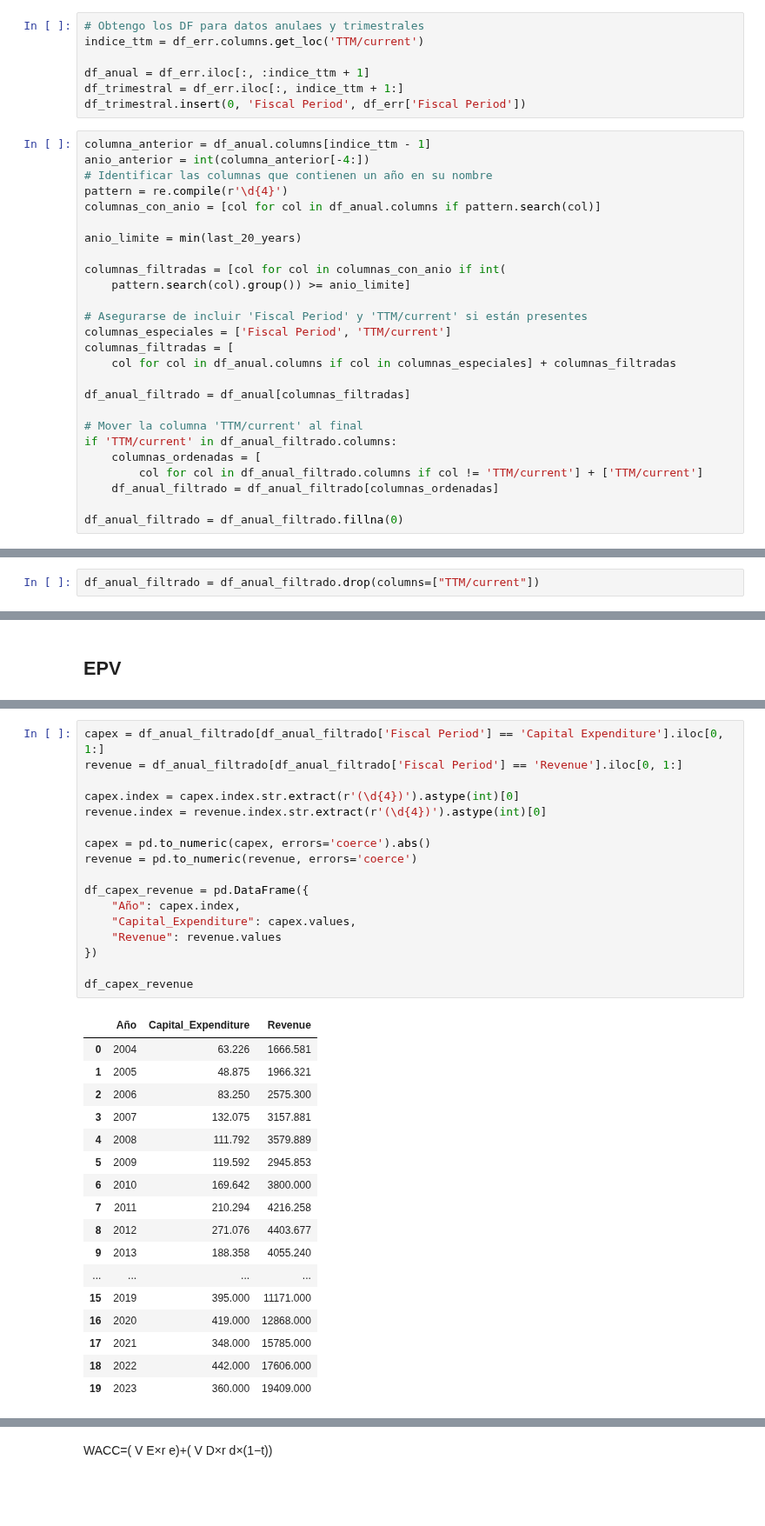
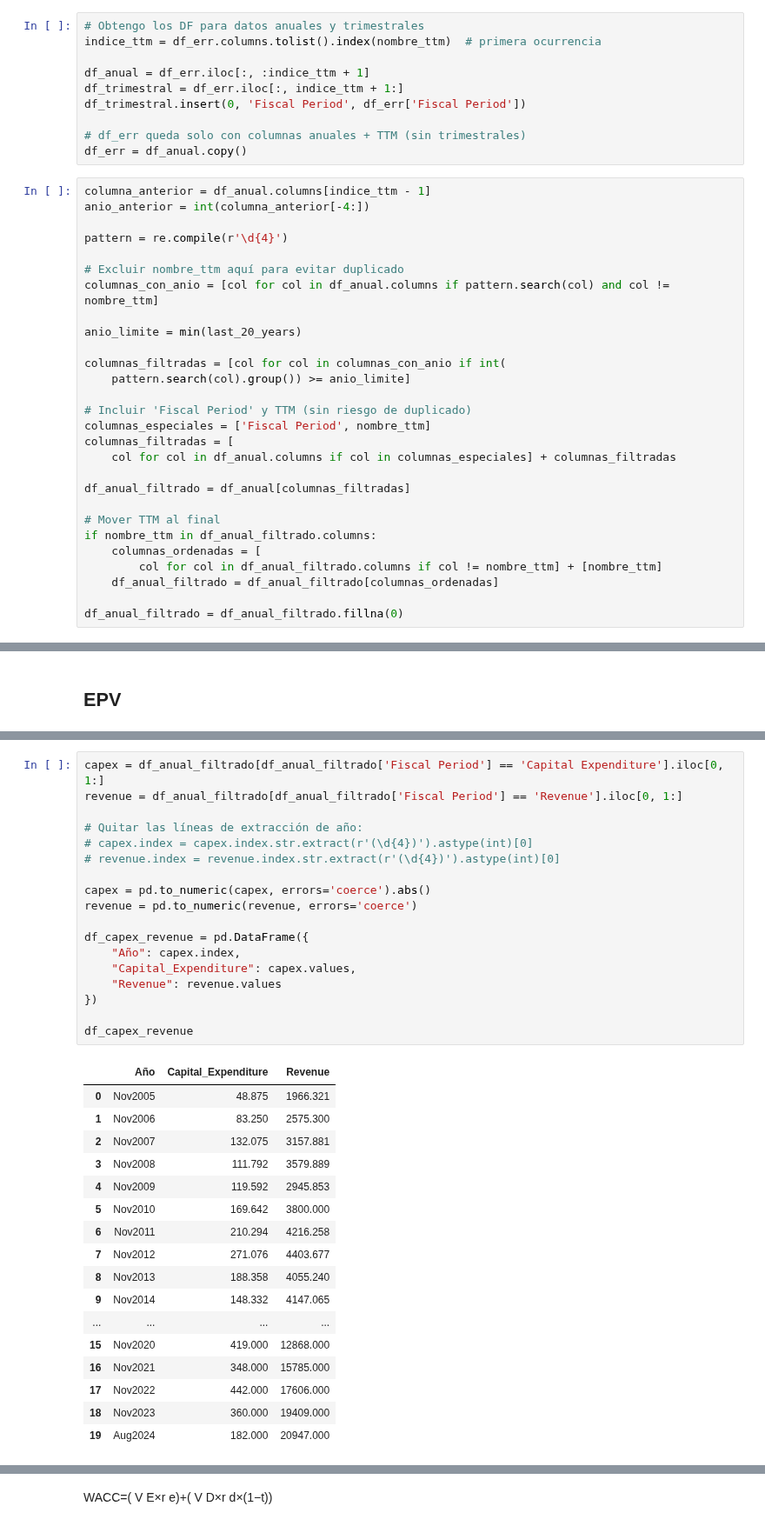
Before and after one commit to Marco23rubio/Stocks, a Jupyter notebook: Valuaciones_4_USA.ipynb, the cells around one changed output, grey strips where cells are left out. Shown at 87% size. Cells and saved outputs as stored; diff of their text form; blank space fills up the shorter version.

```diff
--- a/Valuaciones_4_USA.ipynb
+++ b/Valuaciones_4_USA.ipynb
@@ -292,33 +307,38 @@ df_beta_20y
 # %%
-# Obtengo los DF para datos anulaes y trimestrales
-indice_ttm = df_err.columns.get_loc('TTM/current')
+# Obtengo los DF para datos anuales y trimestrales
+indice_ttm = df_err.columns.tolist().index(nombre_ttm)  # primera ocurrencia
 
 df_anual = df_err.iloc[:, :indice_ttm + 1]
 df_trimestral = df_err.iloc[:, indice_ttm + 1:]
 df_trimestral.insert(0, 'Fiscal Period', df_err['Fiscal Period'])
+
+# df_err queda solo con columnas anuales + TTM (sin trimestrales)
+df_err = df_anual.copy()
 # %%
 columna_anterior = df_anual.columns[indice_ttm - 1]
 anio_anterior = int(columna_anterior[-4:])
-# Identificar las columnas que contienen un año en su nombre
+
 pattern = re.compile(r'\d{4}')
-columnas_con_anio = [col for col in df_anual.columns if pattern.search(col)]
+
+# Excluir nombre_ttm aquí para evitar duplicado
+columnas_con_anio = [col for col in df_anual.columns if pattern.search(col) and col != nombre_ttm]
 
 anio_limite = min(last_20_years)
 
 columnas_filtradas = [col for col in columnas_con_anio if int(
     pattern.search(col).group()) >= anio_limite]
 
-# Asegurarse de incluir 'Fiscal Period' y 'TTM/current' si están presentes
-columnas_especiales = ['Fiscal Period', 'TTM/current']
+# Incluir 'Fiscal Period' y TTM (sin riesgo de duplicado)
+columnas_especiales = ['Fiscal Period', nombre_ttm]
 columnas_filtradas = [
     col for col in df_anual.columns if col in columnas_especiales] + columnas_filtradas
 
 df_anual_filtrado = df_anual[columnas_filtradas]
 
-# Mover la columna 'TTM/current' al final
-if 'TTM/current' in df_anual_filtrado.columns:
+# Mover TTM al final
+if nombre_ttm in df_anual_filtrado.columns:
     columnas_ordenadas = [
-        col for col in df_anual_filtrado.columns if col != 'TTM/current'] + ['TTM/current']
+        col for col in df_anual_filtrado.columns if col != nombre_ttm] + [nombre_ttm]
     df_anual_filtrado = df_anual_filtrado[columnas_ordenadas]
 
 df_anual_filtrado = df_anual_filtrado.fillna(0)
@@ -345,5 +365,3 @@ columnas_especiales_trimestral = ["Fiscal Period"]
 
 df_trimestral_filtrado = df_trimestral[columnas_especiales_trimestral + columnas_filtradas_trimestral].copy()
 df_trimestral_filtrado = df_trimestral_filtrado.fillna(0)
-# %%
-df_anual_filtrado = df_anual_filtrado.drop(columns=["TTM/current"])
@@ -1183,36 +1212,37 @@ df_net_ppe
 # %%
 capex = df_anual_filtrado[df_anual_filtrado['Fiscal Period'] == 'Capital Expenditure'].iloc[0, 1:]
 revenue = df_anual_filtrado[df_anual_filtrado['Fiscal Period'] == 'Revenue'].iloc[0, 1:]
 
-capex.index = capex.index.str.extract(r'(\d{4})').astype(int)[0]
-revenue.index = revenue.index.str.extract(r'(\d{4})').astype(int)[0]
+# Quitar las líneas de extracción de año:
+# capex.index = capex.index.str.extract(r'(\d{4})').astype(int)[0]
+# revenue.index = revenue.index.str.extract(r'(\d{4})').astype(int)[0]
 
 capex = pd.to_numeric(capex, errors='coerce').abs()
 revenue = pd.to_numeric(revenue, errors='coerce')
 
 df_capex_revenue = pd.DataFrame({
     "Año": capex.index,
     "Capital_Expenditure": capex.values,
     "Revenue": revenue.values
 })
 
 df_capex_revenue
 # %% [output]
 |  | Año | Capital_Expenditure | Revenue |
-| 0 | 2004 | 63.226 | 1666.581 |
-| 1 | 2005 | 48.875 | 1966.321 |
-| 2 | 2006 | 83.250 | 2575.300 |
-| 3 | 2007 | 132.075 | 3157.881 |
-| 4 | 2008 | 111.792 | 3579.889 |
-| 5 | 2009 | 119.592 | 2945.853 |
-| 6 | 2010 | 169.642 | 3800.000 |
-| 7 | 2011 | 210.294 | 4216.258 |
-| 8 | 2012 | 271.076 | 4403.677 |
-| 9 | 2013 | 188.358 | 4055.240 |
+| 0 | Nov2005 | 48.875 | 1966.321 |
+| 1 | Nov2006 | 83.250 | 2575.300 |
+| 2 | Nov2007 | 132.075 | 3157.881 |
+| 3 | Nov2008 | 111.792 | 3579.889 |
+| 4 | Nov2009 | 119.592 | 2945.853 |
+| 5 | Nov2010 | 169.642 | 3800.000 |
+| 6 | Nov2011 | 210.294 | 4216.258 |
+| 7 | Nov2012 | 271.076 | 4403.677 |
+| 8 | Nov2013 | 188.358 | 4055.240 |
+| 9 | Nov2014 | 148.332 | 4147.065 |
 | ... | ... | ... | ... |
-| 15 | 2019 | 395.000 | 11171.000 |
-| 16 | 2020 | 419.000 | 12868.000 |
-| 17 | 2021 | 348.000 | 15785.000 |
-| 18 | 2022 | 442.000 | 17606.000 |
-| 19 | 2023 | 360.000 | 19409.000 |
+| 15 | Nov2020 | 419.000 | 12868.000 |
+| 16 | Nov2021 | 348.000 | 15785.000 |
+| 17 | Nov2022 | 442.000 | 17606.000 |
+| 18 | Nov2023 | 360.000 | 19409.000 |
+| 19 | Aug2024 | 182.000 | 20947.000 |
 # %%
```
Also changed, not shown: parts of 68 cells of this notebook, 3 other files.
